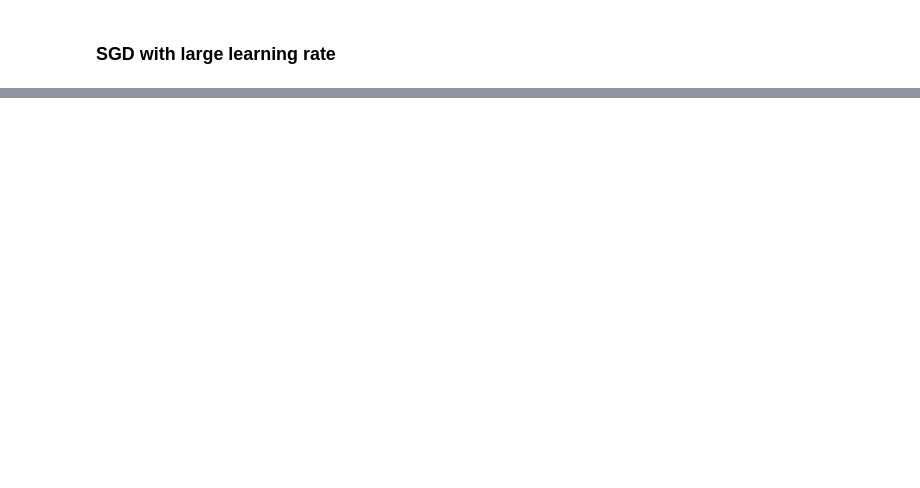
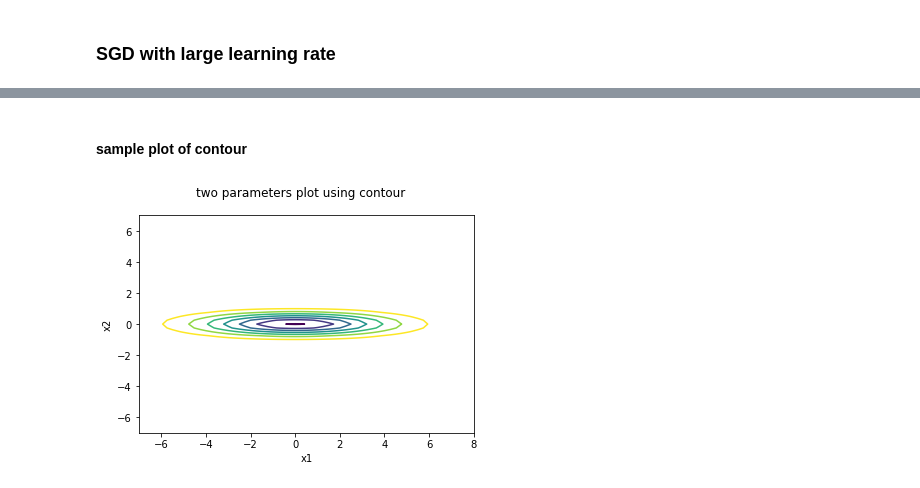
Before and after one commit to hsgui/deeplearning-projects, a Jupyter notebook: optimization-algorithms.ipynb, the cells around one changed output, grey strips where cells are left out. Drawn from its saved outputs; the diff is of its cells as text; code cells hidden in the pictures; blank space fills up the shorter version.

```diff
--- a/optimization-algorithms.ipynb
+++ b/optimization-algorithms.ipynb
@@ -133,0 +139,10 @@ HTML(anim_largeLearningRate.to_html5_video())
+# %%
+def minimaFunctionBiNormal(params):
+    # Bivariate Normal function
+    # https://matplotlib.org/api/mlab_api.html#matplotlib.mlab.bivariate_normal
+    # http://mathworld.wolfram.com/BivariateNormalDistribution.html
+    X, Y = params
+    sigma11, sigma12, mu11, mu12 = (3.0, .5, 0.0, 0.0)
+    Z1 = mlab.bivariate_normal(X, Y, sigma11, sigma12, mu11, mu12)
+
+    return -40 * Z1
@@ -133,0 +176,24 @@ HTML(anim_largeLearningRate.to_html5_video())
+# %% [markdown]
+#### sample plot of contour
+# %%
+fig, ax = plt.subplots()
+
+ax.set_xlim((-7, 8))
+ax.set_ylim((-7, 7))
+
+ax.set_xlabel('x1')
+ax.set_ylabel('x2')
+fig.suptitle('two parameters plot using contour')
+optimizedPoints, = ax.plot([], [], 'bo')
+
+delta = 0.25
+x = np.arange(-6.0, 7.0, delta)
+
+X, Y = np.meshgrid(x, x)
+Z = minimaFunctionBiNormal([X, Y])
+
+ax.contour(X, Y, Z)
+
+plt.show()
+# %% [output]
+[figure, added]
```
Also changed, not shown: parts of 12 cells of this notebook.
